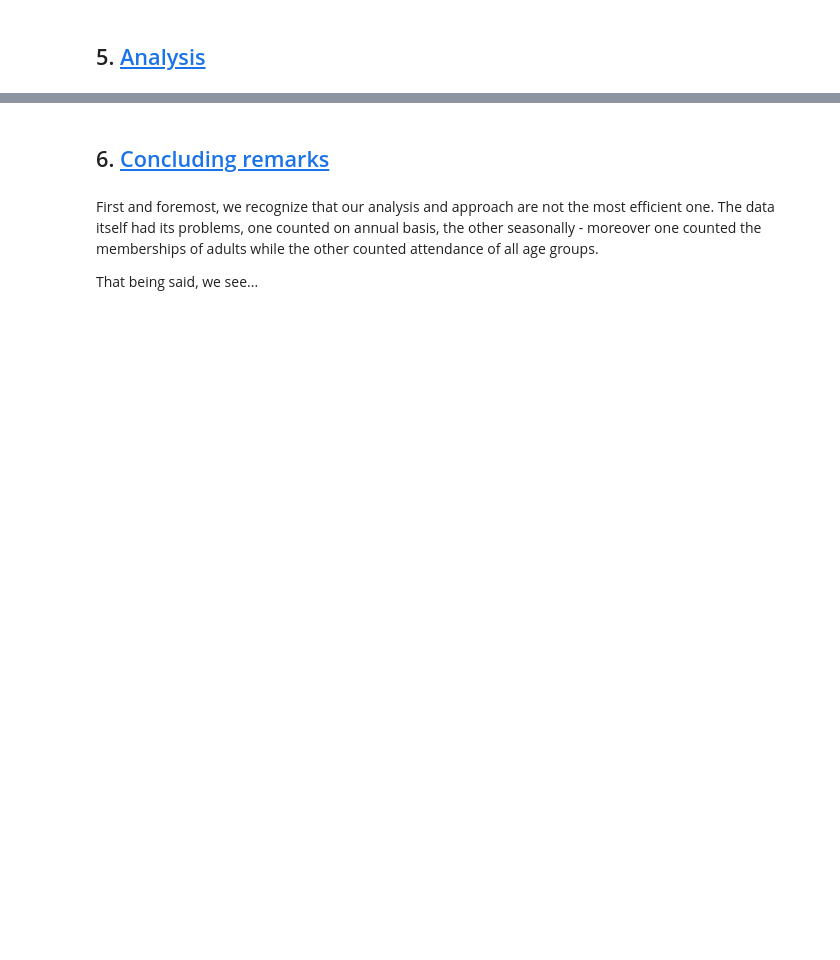
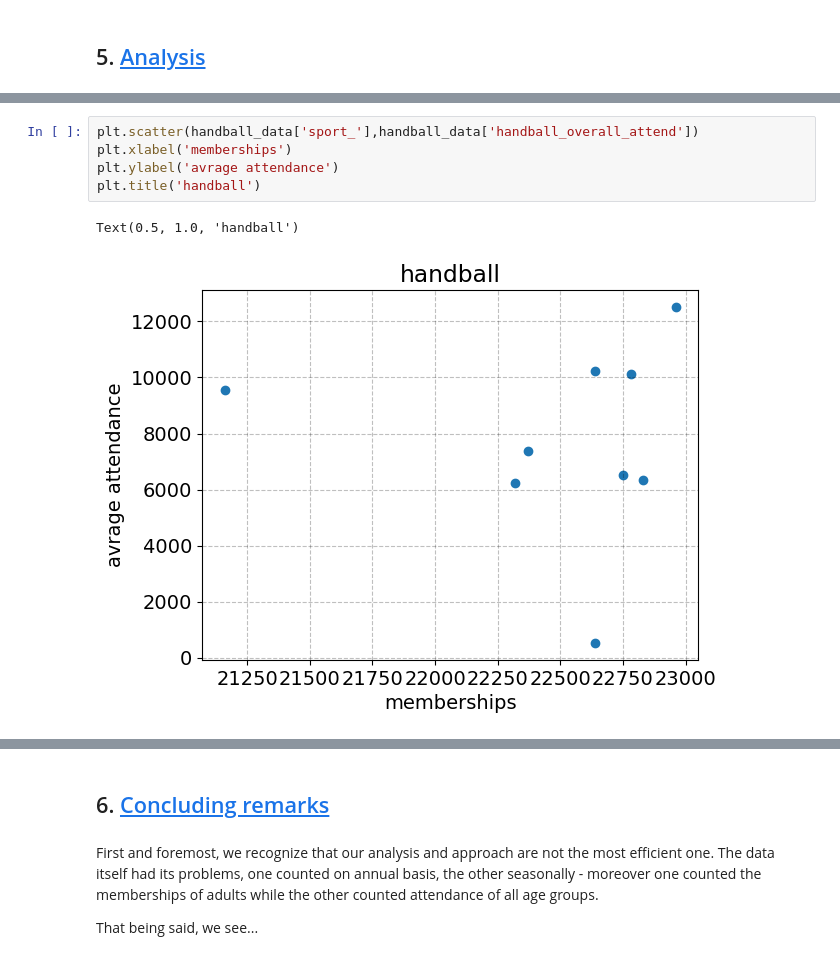
Before and after one commit to NumEconCopenhagen/projects-2024-Simon-C-og-Jens-H, a Jupyter notebook: dataproject/dataproject.ipynb, the cells around one changed output, grey strips where cells are left out. Cells and saved outputs as stored; diff of their text form; blank space fills up the shorter version.

```diff
--- a/dataproject/dataproject.ipynb
+++ b/dataproject/dataproject.ipynb
@@ -598,0 +680,8 @@ merged
+# %%
+plt.scatter(handball_data['sport_'],handball_data['handball_overall_attend'])
+plt.xlabel('memberships')
+plt.ylabel('avrage attendance')
+plt.title('handball')
+# %% [output]
+Text(0.5, 1.0, 'handball')
+[figure, added]
```
Also changed, not shown: parts of 11 cells of this notebook.
